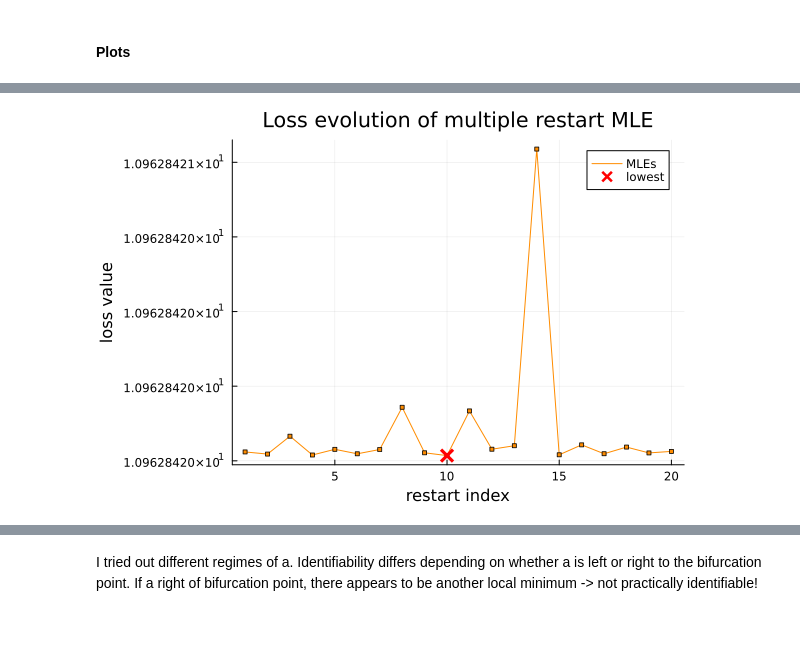
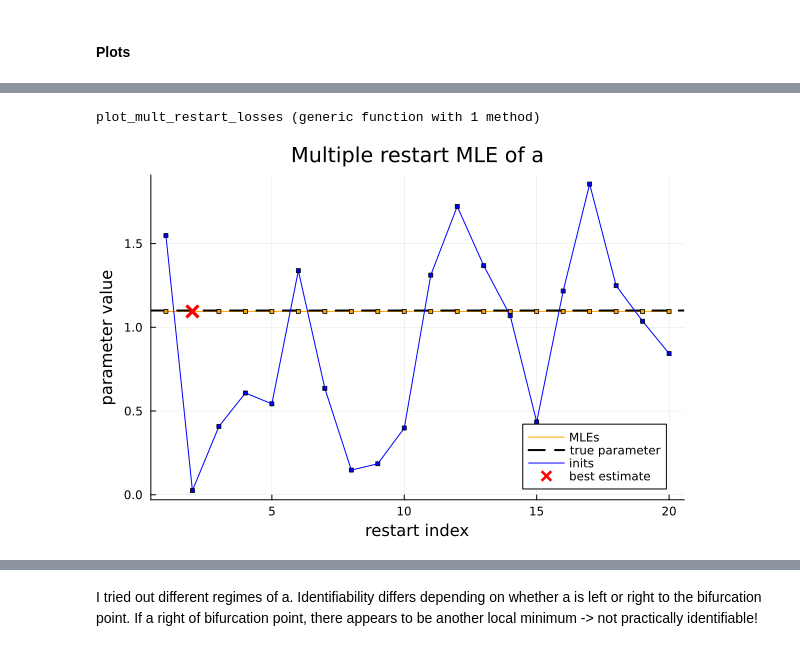
Before and after one commit to lisab00/ma-code, a Jupyter notebook: notebooks/playground/identifiability/practical_identifiability.ipynb, the cells around one changed output, grey strips where cells are left out. Cells and saved outputs as stored; diff of their text form; code cells hidden in the pictures.

```diff
--- a/notebooks/playground/identifiability/practical_identifiability.ipynb
+++ b/notebooks/playground/identifiability/practical_identifiability.ipynb
@@ -88,6 +62,31 @@ scatter!([best_loss_ind], [losses[best_loss_ind]], markershape=:x, markerstrokew
-# %%
-plot(losses, label="MLEs", color=:darkorange, title="Loss evolution of multiple restart MLE", ylabel = "loss value", xlabel="restart index")
-scatter!(1:N, losses, markershape=:square, markersize=2, color=:darkorange, label="")
-scatter!([best_loss_ind], [losses[best_loss_ind]], markershape=:x, markerstrokewidth=4, markersize=6, color=:red, label="lowest")
-# %% [output]
-[figure, removed]
+# %%
+function plot_mult_restart_mles(inits::Matrix, mles::Matrix, ind_best::Int64; compare::Bool=true)
+    plot(mles[:,1], label="MLEs", title="Multiple restart MLE of a",color=:orange, ylabel="parameter value", xlabel="restart index")
+    hline!([hprm.a], linestyle=:dash, linewidth=2, color=:black,  label="true parameter")
+    scatter!(1:N, mles[:,1], markershape=:square, markersize=2, color=:orange, label="")
+
+    if compare
+        plot!(inits[:,1], label="inits", color=:blue)
+        scatter!(1:N, inits[:,1], markershape=:square, markersize=2, color=:blue, label="")
+    end
+    scatter!([best_loss_ind], [mles[best_loss_ind, 1]], markershape=:x, markerstrokewidth=4, markersize=6, color=:red, label="best estimate")
+end
+
+function plot_mult_restart_losses(inits_loss::Vector, losses::Vector, ind_best::Int64; compare::Bool=true)
+    plot(losses, label="MLEs", color=:darkorange, title="Loss evolution of multiple restart MLE", ylabel = "loss value", xlabel="restart index")
+    scatter!(1:N, losses, markershape=:square, markersize=2, color=:darkorange, label="")
+
+    if compare
+        plot!(inits_loss, label="init", color=:blue)
+        scatter!(1:N, inits_loss, markershape=:square, markersize=2, color=:blue, label="")
+    end
+
+    scatter!([best_loss_ind], [losses[best_loss_ind]], markershape=:x, markerstrokewidth=4, markersize=6, color=:red, label="lowest")
+end
+# %% [output]
+plot_mult_restart_losses (generic function with 1 method)
+# %%
+# plot inits vs. mles
+plot_mult_restart_mles(inits, mles, best_loss_ind)
+# %% [output]
+[figure, added]
```
Also changed, not shown: parts of 7 cells of this notebook.
